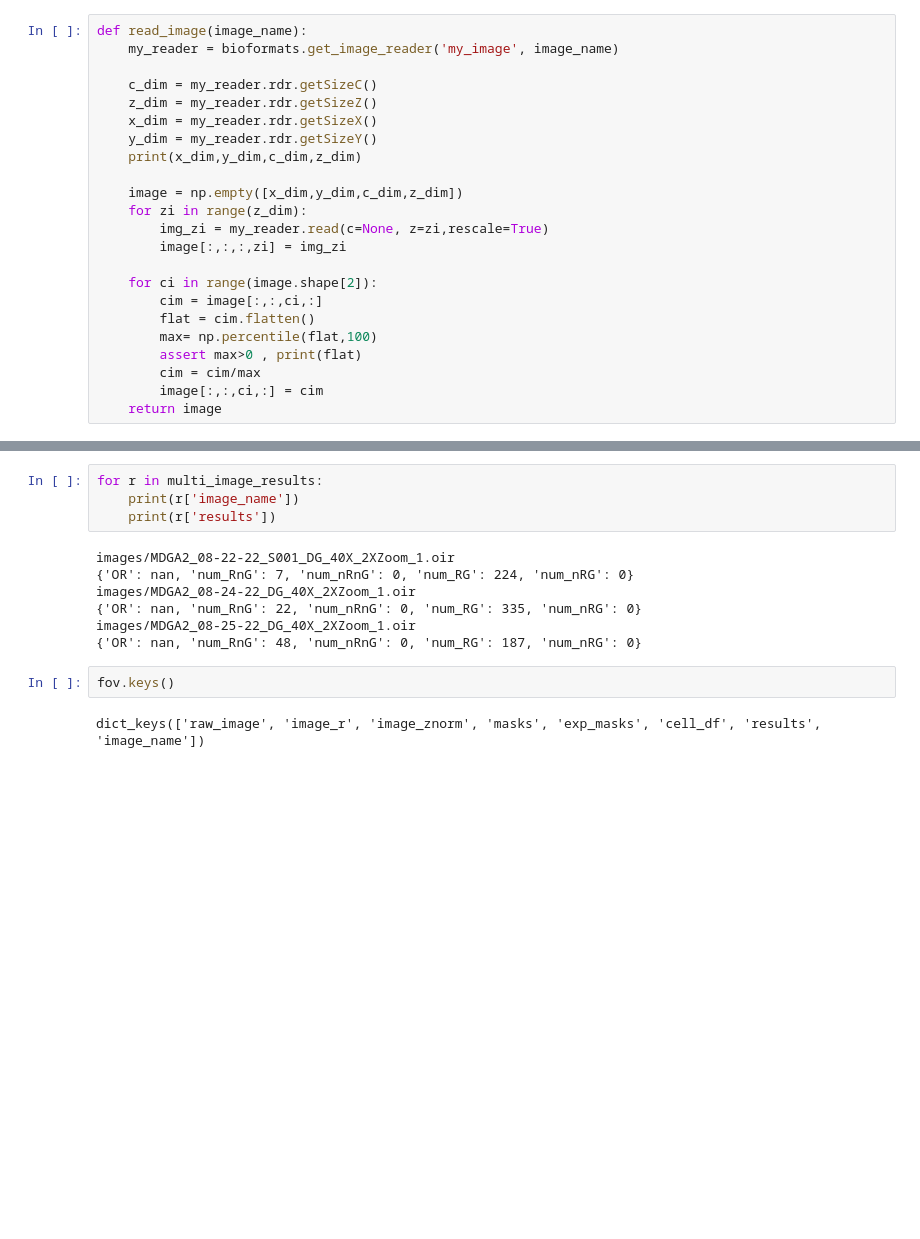
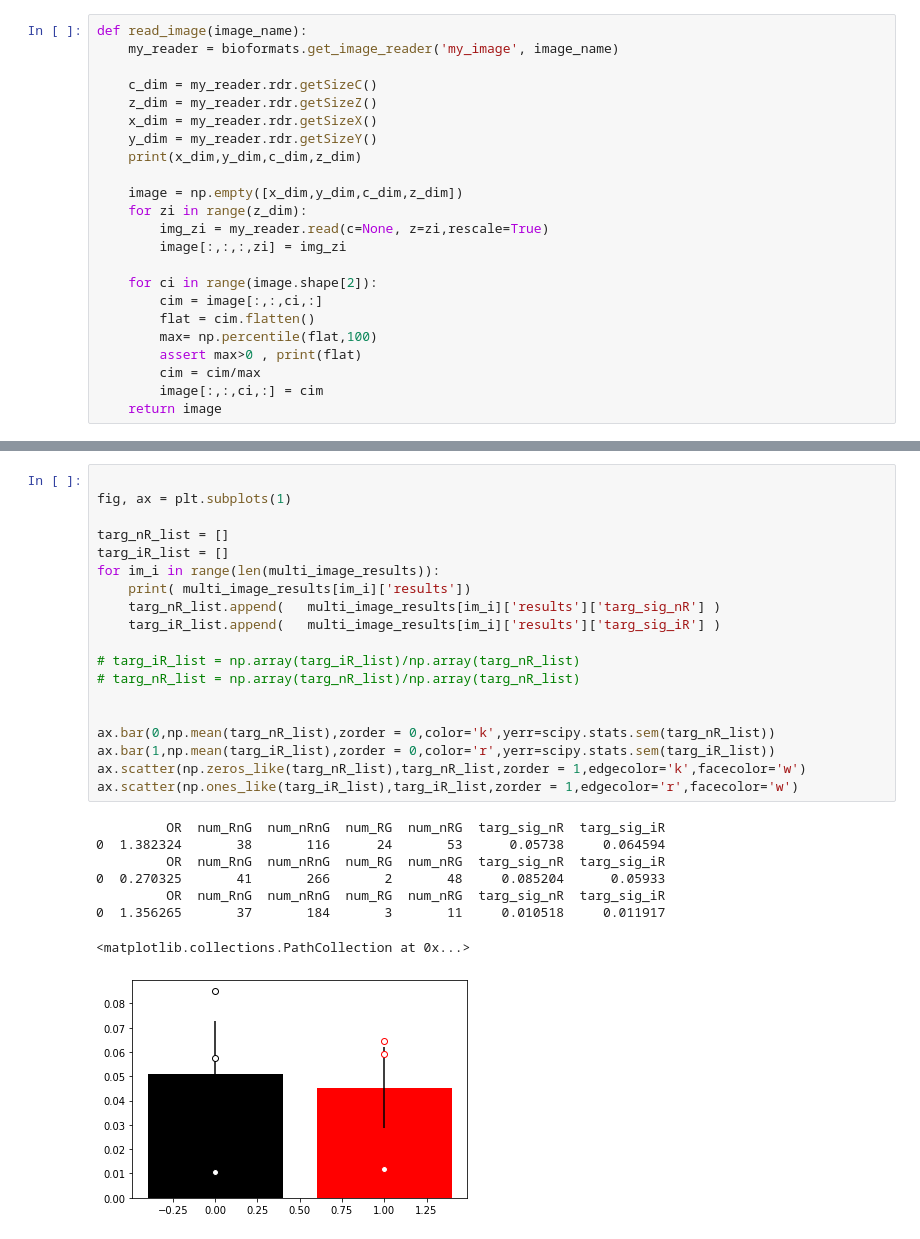
Before and after one commit to dtabuena/Images, a Jupyter notebook: Cell_Pose_II.ipynb, the cells around one changed output, grey strips where cells are left out. Drawn from its saved outputs; the diff is of its cells as text; blank space fills up the shorter version.

```diff
--- a/Cell_Pose_II.ipynb
+++ b/Cell_Pose_II.ipynb
@@ -283,19 +281,32 @@ for f in tqdm( sub_file_list):
 800 800 3 13
 800 800 3 16
 800 800 3 17
-# %%
-for r in multi_image_results:
-    print(r['image_name'])
-    print(r['results'])
-# %% [output]
-images/MDGA2_08-22-22_S001_DG_40X_2XZoom_1.oir
-{'OR': nan, 'num_RnG': 7, 'num_nRnG': 0, 'num_RG': 224, 'num_nRG': 0}
-images/MDGA2_08-24-22_DG_40X_2XZoom_1.oir
-{'OR': nan, 'num_RnG': 22, 'num_nRnG': 0, 'num_RG': 335, 'num_nRG': 0}
-images/MDGA2_08-25-22_DG_40X_2XZoom_1.oir
-{'OR': nan, 'num_RnG': 48, 'num_nRnG': 0, 'num_RG': 187, 'num_nRG': 0}
-# %%
-fov.keys()
-# %% [output]
-dict_keys(['raw_image', 'image_r', 'image_znorm', 'masks', 'exp_masks', 'cell_df', 'results', 'image_name'])
+# %%
+
+fig, ax = plt.subplots(1)
+
+targ_nR_list = []
+targ_iR_list = []
+for im_i in range(len(multi_image_results)):
+    print( multi_image_results[im_i]['results'])
+    targ_nR_list.append(   multi_image_results[im_i]['results']['targ_sig_nR'] )
+    targ_iR_list.append(   multi_image_results[im_i]['results']['targ_sig_iR'] )
+
+# targ_iR_list = np.array(targ_iR_list)/np.array(targ_nR_list)
+# targ_nR_list = np.array(targ_nR_list)/np.array(targ_nR_list)
+
+
+ax.bar(0,np.mean(targ_nR_list),zorder = 0,color='k',yerr=scipy.stats.sem(targ_nR_list))
+ax.bar(1,np.mean(targ_iR_list),zorder = 0,color='r',yerr=scipy.stats.sem(targ_iR_list))
+ax.scatter(np.zeros_like(targ_nR_list),targ_nR_list,zorder = 1,edgecolor='k',facecolor='w')
+ax.scatter(np.ones_like(targ_iR_list),targ_iR_list,zorder = 1,edgecolor='r',facecolor='w')
+# %% [output]
+         OR  num_RnG  num_nRnG  num_RG  num_nRG  targ_sig_nR  targ_sig_iR
+0  1.382324       38       116      24       53      0.05738     0.064594
+         OR  num_RnG  num_nRnG  num_RG  num_nRG  targ_sig_nR  targ_sig_iR
+0  0.270325       41       266       2       48     0.085204      0.05933
+         OR  num_RnG  num_nRnG  num_RG  num_nRG  targ_sig_nR  targ_sig_iR
+0  1.356265       37       184       3       11     0.010518     0.011917
+<matplotlib.collections.PathCollection at 0x...>
+[figure, added]
 # %%
```
Also changed, not shown: parts of 11 cells of this notebook.
